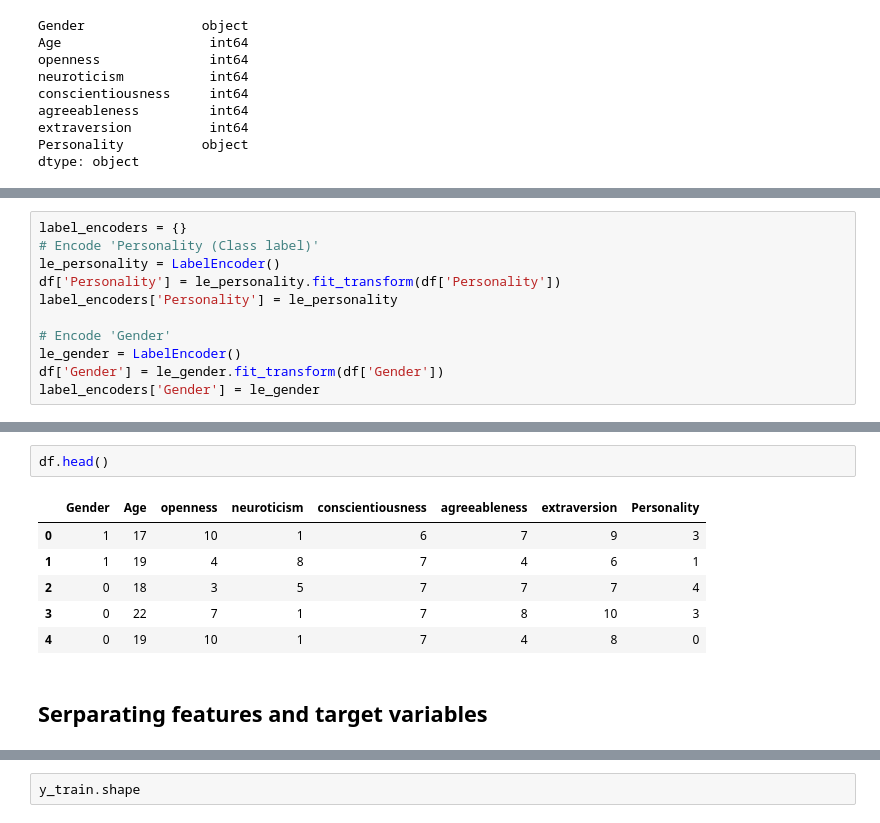
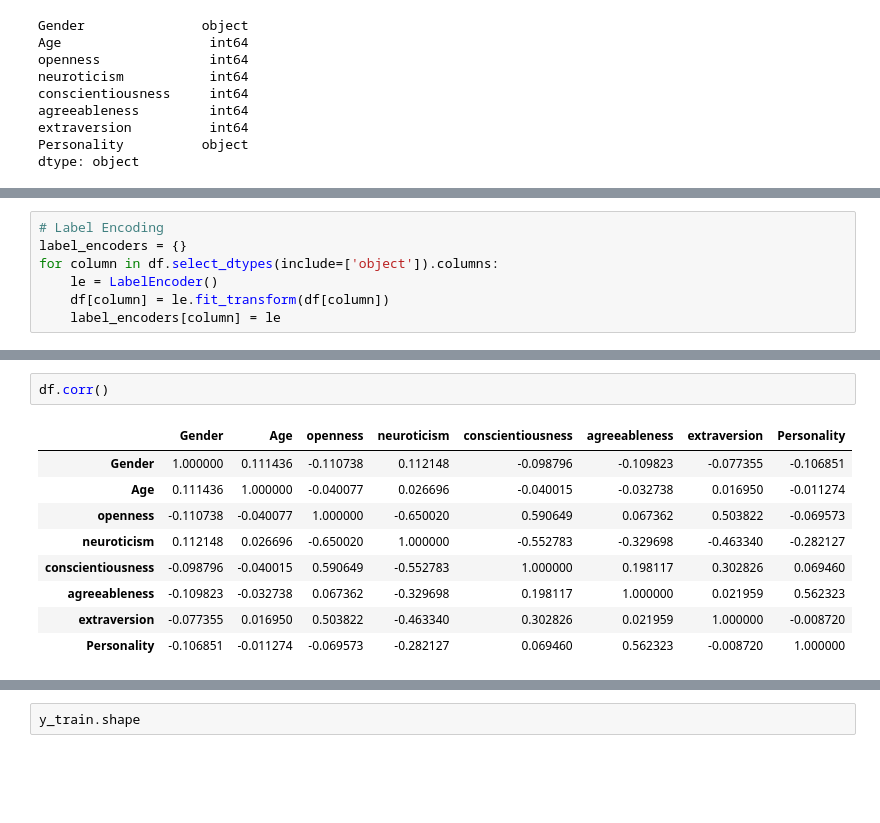
Before and after one commit to Kanishkan-B/Personality_Prediction, a Jupyter notebook: main.ipynb, the cells around one changed output, grey strips where cells are left out. Cells and saved outputs as stored; diff of their text form; blank space fills up the shorter version.

```diff
--- a/main.ipynb
+++ b/main.ipynb
@@ -97,0 +123,7 @@ df.describe()
+# %%
+# Label Encoding
+label_encoders = {}
+for column in df.select_dtypes(include=['object']).columns:
+    le = LabelEncoder()
+    df[column] = le.fit_transform(df[column])
+    label_encoders[column] = le
@@ -138,11 +182,0 @@ plt.show()
-# %%
-label_encoders = {}
-# Encode 'Personality (Class label)'
-le_personality = LabelEncoder()
-df['Personality'] = le_personality.fit_transform(df['Personality'])
-label_encoders['Personality'] = le_personality
-
-# Encode 'Gender'
-le_gender = LabelEncoder()
-df['Gender'] = le_gender.fit_transform(df['Gender'])
-label_encoders['Gender'] = le_gender
@@ -167,11 +195,12 @@ g = sns.heatmap(df[top_corr_features].corr(),  # Correlation matrix of the top f
 # %%
-df.head()
+df.corr()
 # %% [output]
 |  | Gender | Age | openness | neuroticism | conscientiousness | agreeableness | extraversion | Personality |
-| 0 | 1 | 17 | 10 | 1 | 6 | 7 | 9 | 3 |
-| 1 | 1 | 19 | 4 | 8 | 7 | 4 | 6 | 1 |
-| 2 | 0 | 18 | 3 | 5 | 7 | 7 | 7 | 4 |
-| 3 | 0 | 22 | 7 | 1 | 7 | 8 | 10 | 3 |
-| 4 | 0 | 19 | 10 | 1 | 7 | 4 | 8 | 0 |
+| Gender | 1.000000 | 0.111436 | -0.110738 | 0.112148 | -0.098796 | -0.109823 | -0.077355 | -0.106851 |
+| Age | 0.111436 | 1.000000 | -0.040077 | 0.026696 | -0.040015 | -0.032738 | 0.016950 | -0.011274 |
+| openness | -0.110738 | -0.040077 | 1.000000 | -0.650020 | 0.590649 | 0.067362 | 0.503822 | -0.069573 |
+| neuroticism | 0.112148 | 0.026696 | -0.650020 | 1.000000 | -0.552783 | -0.329698 | -0.463340 | -0.282127 |
+| conscientiousness | -0.098796 | -0.040015 | 0.590649 | -0.552783 | 1.000000 | 0.198117 | 0.302826 | 0.069460 |
+| agreeableness | -0.109823 | -0.032738 | 0.067362 | -0.329698 | 0.198117 | 1.000000 | 0.021959 | 0.562323 |
+| extraversion | -0.077355 | 0.016950 | 0.503822 | -0.463340 | 0.302826 | 0.021959 | 1.000000 | -0.008720 |
+| Personality | -0.106851 | -0.011274 | -0.069573 | -0.282127 | 0.069460 | 0.562323 | -0.008720 | 1.000000 |
-# %% [markdown]
-## Serparating features and target variables
```
Also changed, not shown: parts of 81 cells of this notebook, 3 other files.
